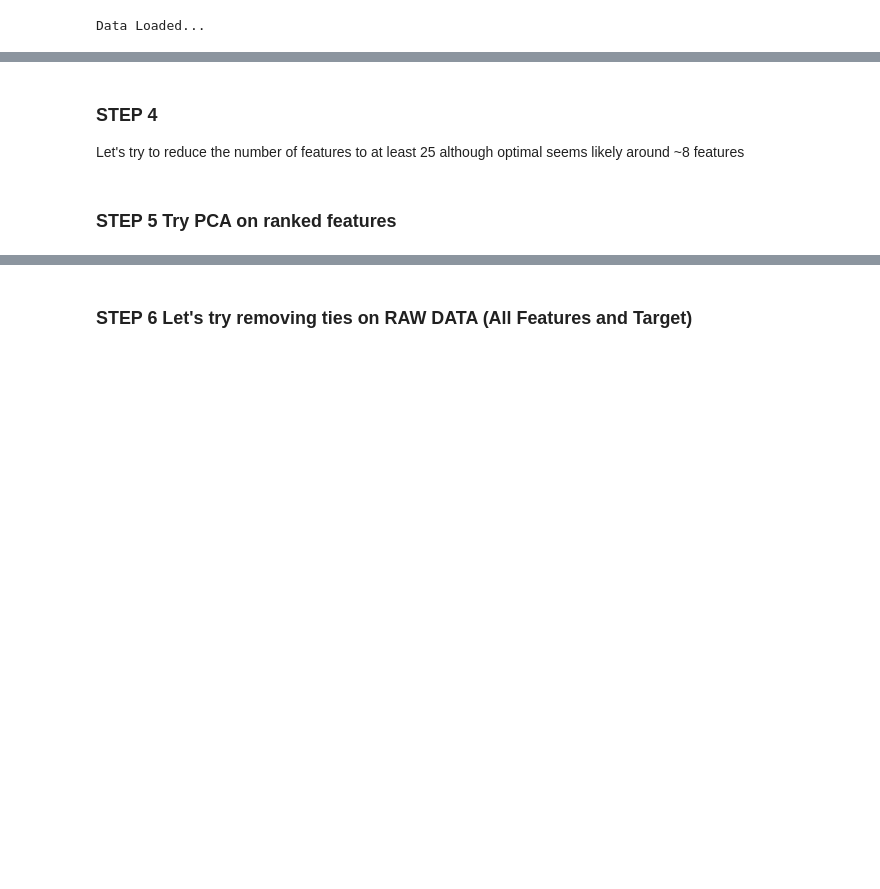
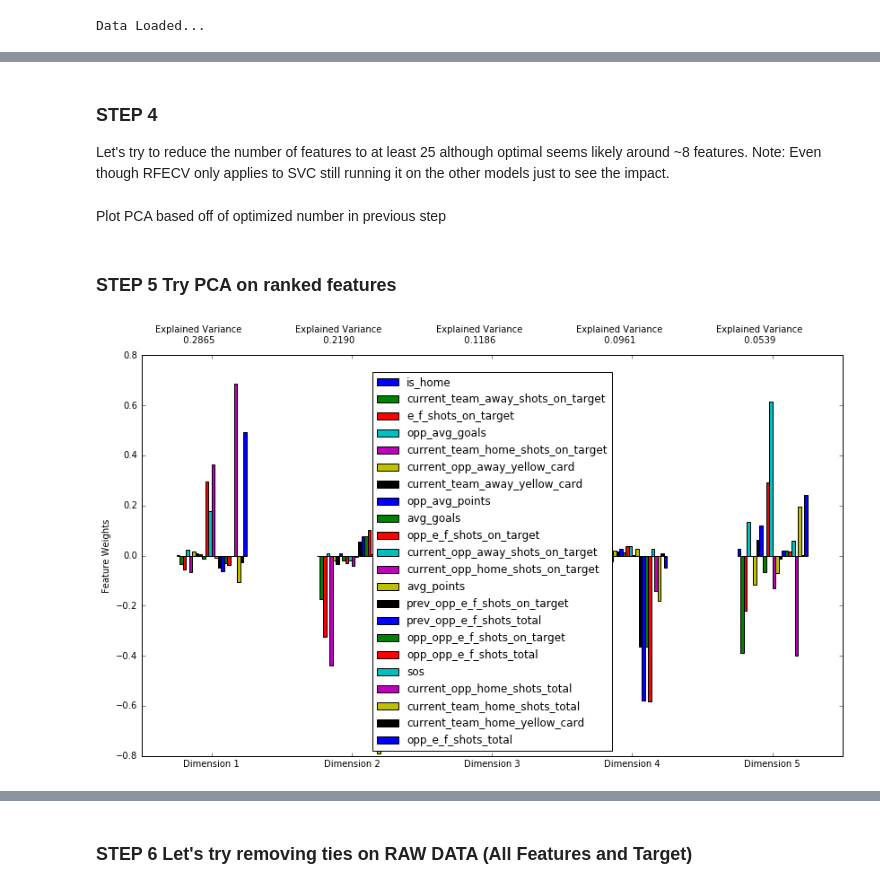
Before and after one commit to dchilders21/stats, a Jupyter notebook: src/stats/stats.ipynb, the cells around one changed output, grey strips where cells are left out. Drawn from its saved outputs; the diff is of its cells as text; code cells hidden in the pictures; blank space fills up the shorter version.

```diff
--- a/src/stats/stats.ipynb
+++ b/src/stats/stats.ipynb
@@ -170,4 +208,4 @@ def reorder_features(ranking, data):
     return ranked_X
 
 
-# ranked_X = reorder_features(rankings, raw_X)
+ranked_X = reorder_features(rankings, raw_X)
@@ -174,6 +222,6 @@ def reorder_features(ranking, data):
 # %% [markdown]
 ### STEP 4
-Let's try to reduce the number of features to at least 25 although optimal seems likely around ~8 features
+Let's try to reduce the number of features to at least 25 although optimal seems likely around ~8 features.  Note: Even though RFECV only applies to SVC still running it on the other models just to see the impact.
 # %%
 def train_ranked_models(X, y):
 
@@ -181,20 +229,23 @@ def train_ranked_models(X, y):
         print('X :: {}'.format(x))
         svc, gmm, knn, gnb = train_models(round_number, X.iloc[:, 1:x], y)
 
-# train_ranked_models(ranked_X, raw_y)
+train_ranked_models(ranked_X, raw_y)
+# %% [markdown]
+Plot PCA based off of optimized number in previous step
 # %% [markdown]
 ### STEP 5 Try PCA on ranked features
 # %%
 def plot_PCA(data):
     pca = PCA(n_components=5)
     pca.fit(data)
     # Generate PCA results plot
     pca_results = rs.pca_results(data, pca)
 
     return pca
 
-# Plot PCA based off of optimized number in previous step
-# pca = plot_PCA(ranked_X.iloc[:, 1:23])
+pca = plot_PCA(ranked_X.iloc[:, 1:23])
+# %% [output]
+[figure, added]
 # %%
 def apply_PCA(pca, data):
     # TODO: Apply a PCA transformation the good data
```
Also changed, not shown: parts of 38 cells of this notebook, 28 other files.
